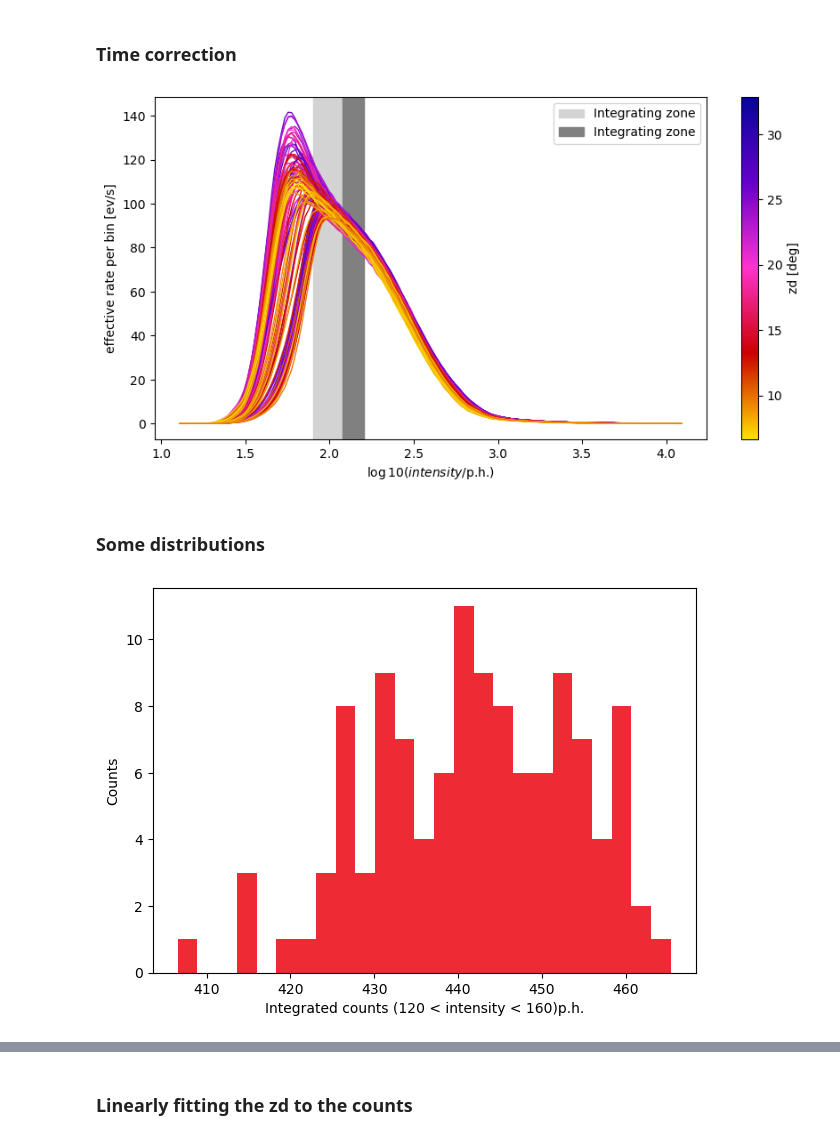
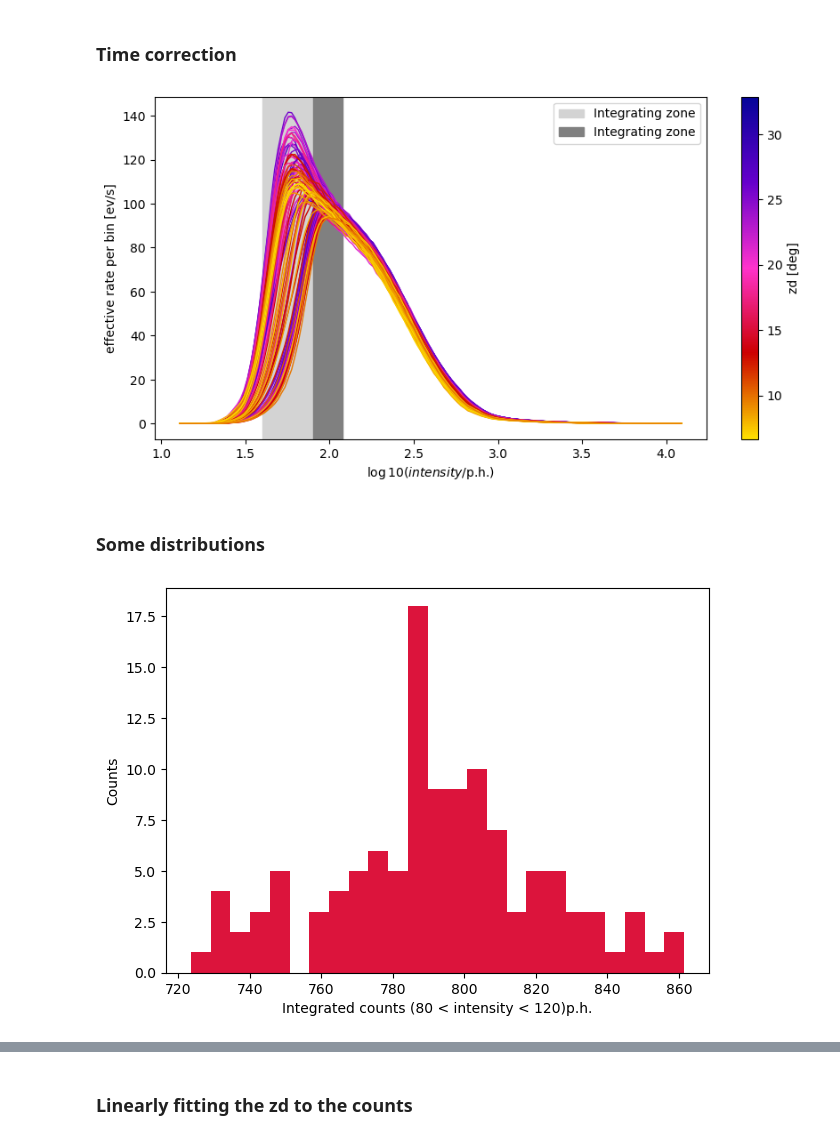
Before and after one commit to juanjq/cosmic_ray_data_correction, a Jupyter notebook: main.ipynb, the cells around one changed output, grey strips where cells are left out. Cells and saved outputs as stored; diff of their text form; code cells hidden in the pictures.

```diff
--- a/main.ipynb
+++ b/main.ipynb
@@ -42,7 +42,7 @@ e_lc_min = 100 * u.GeV
 e_lc_max = 20 * u.TeV
 
 # intensity integration limits
-intensity_integration_lims = [120, 160] #ph
+intensity_integration_lims = [80, 120] #ph
 # %%
 %%time
 ###################
@@ -157,7 +157,7 @@ ax.set_xlabel("$\log10(intensity/$p.h.$)$")
 ax.set_ylabel("effective rate per bin [ev/s]")
 plt.show()
 # %% [output]
-[figure, old version]
+[figure, new version]
 # %%
 counts_80_120 = []
 crabflux      = []
@@ -181,13 +181,14 @@ az = np.array(az)
 # %%
 fig, ax = plt.subplots(figsize=(7, 5))
 
-ax.hist(counts_80_120, 25, color=red)
+bins = 25#np.linspace(405, 467, 25)
+ax.hist(counts_80_120, bins, color="crimson")
 
 ax.set_ylabel("Counts")
 ax.set_xlabel(f"Integrated counts ({intensity_integration_lims[0]} < intensity < {intensity_integration_lims[1]})p.h.")
 plt.show()
 # %% [output]
-[figure, old version]
+[figure, new version]
 # %%
 fig, ax = plt.subplots(figsize=(8, 5))
 sc = ax.scatter(az, zd, c=counts_80_120, cmap="plasma")
```
Also changed, not shown: parts of 19 cells of this notebook.
